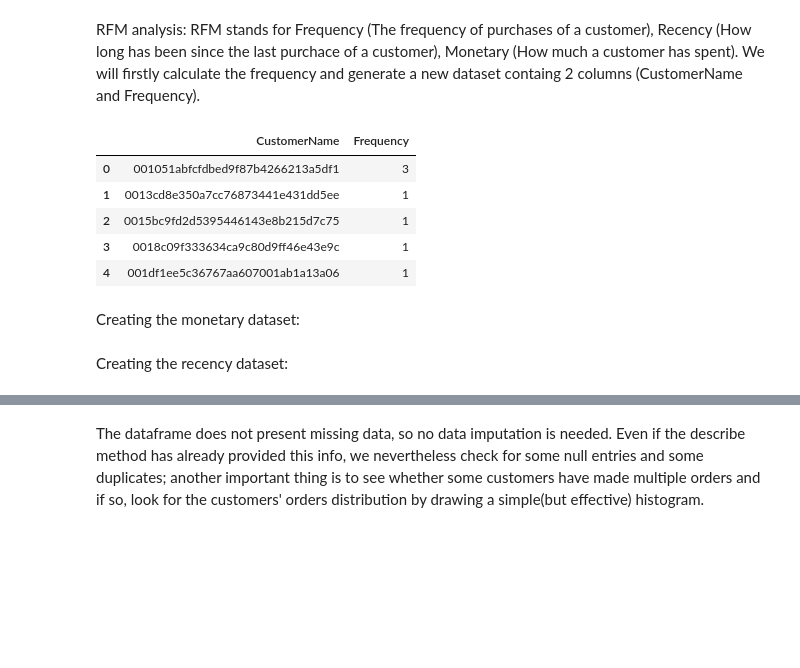
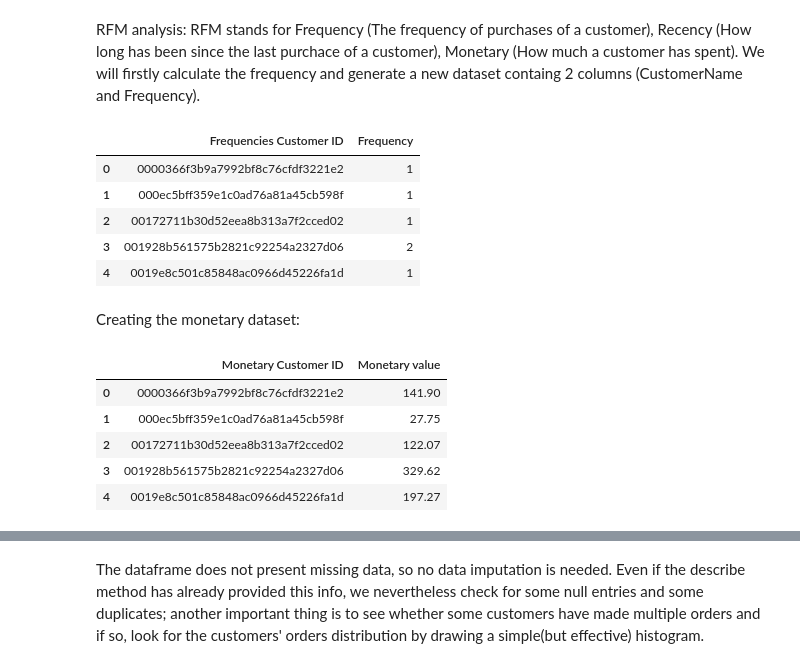
Before and after one commit to Matcar02/AI-ML-Customer-segmentation, a Jupyter notebook: ProjectAI.ipynb, the cells around one changed output, grey strips where cells are left out. Cells and saved outputs as stored; diff of their text form; code cells hidden in the pictures; blank space fills up the shorter version.

```diff
--- a/ProjectAI.ipynb
+++ b/ProjectAI.ipynb
@@ -50,16 +71,16 @@ results = encoder.fit_transform(df[categorical_cols])
 # %% [markdown]
 RFM analysis: RFM stands for Frequency (The frequency of purchases of a customer), Recency (How long has been since the last purchace of a customer), Monetary (How much a customer has spent). We will firstly calculate the frequency and generate a new dataset containg 2 columns (CustomerName and Frequency).
 # %%
-frequency_df = df.groupby(
-    by=['customer_id'], as_index=False)['order_purchase_timestamp'].count()
-frequency_df.columns = ['CustomerName', 'Frequency']
-frequency_df.head()
+frequencies = df.groupby(
+    by=['customer_unique_id'], as_index=False)['order_purchase_timestamp'].count()
+frequencies.columns = ['Frequencies Customer ID', 'Frequency']
+frequencies.head()
 # %% [output]
-|  | CustomerName | Frequency |
-| 0 | 001051abfcfdbed9f87b4266213a5df1 | 3 |
-| 1 | 0013cd8e350a7cc76873441e431dd5ee | 1 |
-| 2 | 0015bc9fd2d5395446143e8b215d7c75 | 1 |
-| 3 | 0018c09f333634ca9c80d9ff46e43e9c | 1 |
-| 4 | 001df1ee5c36767aa607001ab1a13a06 | 1 |
+|  | Frequencies Customer ID | Frequency |
+| 0 | 0000366f3b9a7992bf8c76cfdf3221e2 | 1 |
+| 1 | 000ec5bff359e1c0ad76a81a45cb598f | 1 |
+| 2 | 00172711b30d52eea8b313a7f2cced02 | 1 |
+| 3 | 001928b561575b2821c92254a2327d06 | 2 |
+| 4 | 0019e8c501c85848ac0966d45226fa1d | 1 |
 # %% [markdown]
 Creating the monetary dataset:
@@ -68,2 +87,12 @@ Creating the monetary dataset:
-# %% [markdown]
-Creating the recency dataset:
+# %%
+df['Orders_value'] = df['payment_value']
+monetary = df.groupby(by='customer_unique_id', as_index=False)['Orders_value'].sum()
+monetary.columns = [' Monetary Customer ID', 'Monetary value']
+monetary.head()
+# %% [output]
+|  | Monetary Customer ID | Monetary value |
+| 0 | 0000366f3b9a7992bf8c76cfdf3221e2 | 141.90 |
+| 1 | 000ec5bff359e1c0ad76a81a45cb598f | 27.75 |
+| 2 | 00172711b30d52eea8b313a7f2cced02 | 122.07 |
+| 3 | 001928b561575b2821c92254a2327d06 | 329.62 |
+| 4 | 0019e8c501c85848ac0966d45226fa1d | 197.27 |
```
Also changed, not shown: parts of 9 cells of this notebook.
